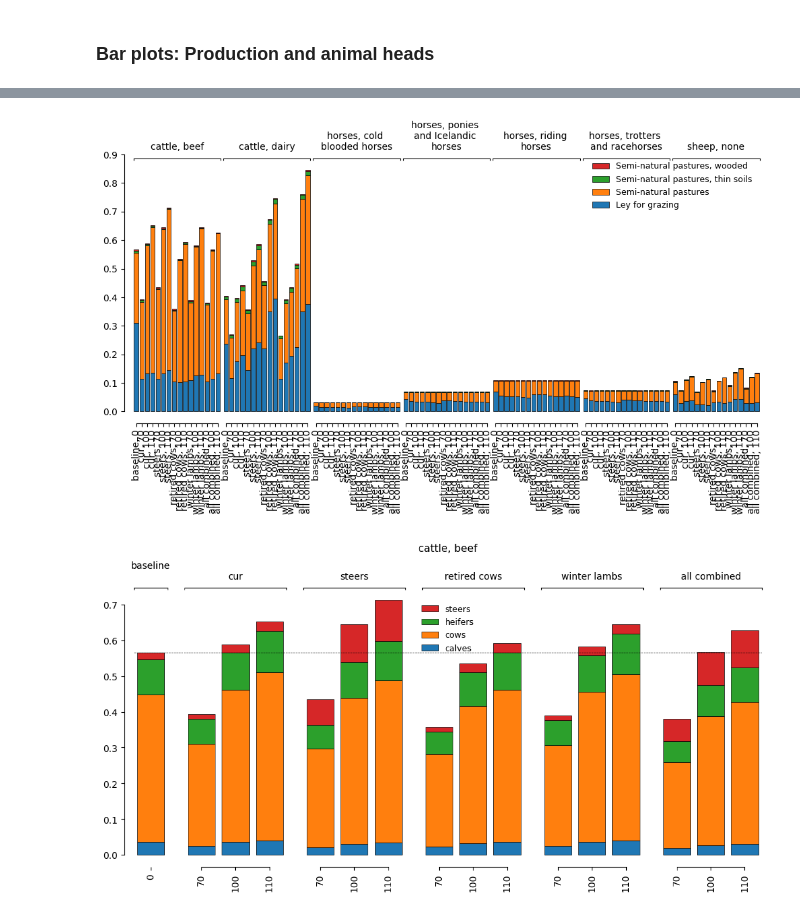
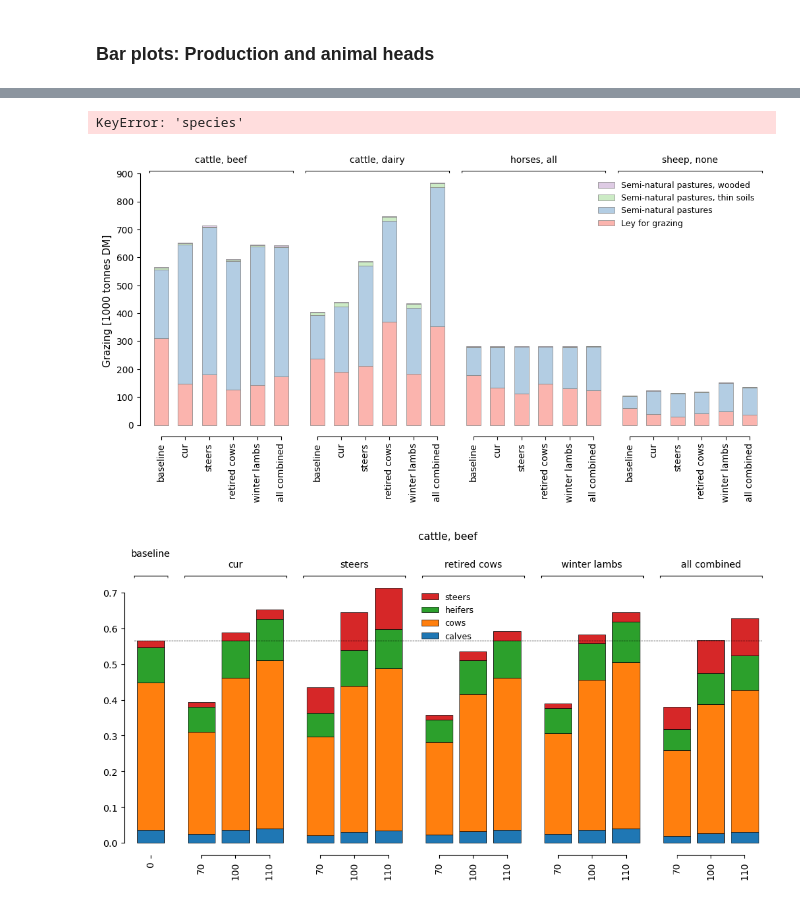
Before and after one commit to karlssonjo/seminatgrass, a Jupyter notebook: CIBUSmod_run.ipynb, the cells around one changed output, grey strips where cells are left out. Saved outputs shown, nothing was run; the diff lists cells and outputs as text; code cells hidden in the pictures.

```diff
--- a/CIBUSmod_run.ipynb
+++ b/CIBUSmod_run.ipynb
@@ -111,7 +108,7 @@ map_style_div = {
 }
 
 # Get final iteration of each scenario
-scn_final = [(scn, '100' if '100' in years else '0') for scn, years in session.scenarios('has output').items()]
+scn_final = [(scn, '110' if '110' in years else '0') for scn, years in session.scenarios('has output').items()]
 
 rename_years = {
     '0' : '',
@@ -310,31 +308,51 @@ plt.show()
+# %%
+plot_data.rename({
+    'cold blooded horses':'all',
+    'ponies and Icelandic horses' : 'all',
+    'riding horses' : 'all',
+    'trotters and racehorses' : 'all'
+}).groupby(['scn','species','breed']).sum()
+# %% [output]
+KeyError: 'species'
 # %%
 plot_data = (
     session.get_attr('c','production_per_use',['crop','demand'])
-    .loc[:,['Ley for grazing', 'Semi-natural pastures', 'Semi-natural pastures, thin soils', 'Semi-natural pastures, wooded']]
-)/1000000000
+    .loc[scn_final,['Ley for grazing', 'Semi-natural pastures', 'Semi-natural pastures, thin soils', 'Semi-natural pastures, wooded']]
+    .droplevel('year')
+)/1_000_000
+
 plot_data.columns = pd.MultiIndex.from_tuples(
     [(cr,) + tuple(an.replace('feed (','').replace(')','').split(', ')) for cr, an in plot_data.columns],
     names = ['crop', 'species', 'breed', 'sub_system']
 )
 plot_data = (
     plot_data.T.groupby(['species','breed','crop']).sum().T
     .stack(['species','breed'])
 )
-# for sp,br,ss in plot_data.index.droplevel(['scn','year']).unique():
+
+# Aggregate horses
+plot_data = plot_data.rename({
+    'cold blooded horses':'all',
+    'ponies and Icelandic horses' : 'all',
+    'riding horses' : 'all',
+    'trotters and racehorses' : 'all'
+}).groupby(['scn','species','breed'], sort=False).sum()
+
 fig,ax = plt.subplots(figsize=(12,5))
 d = plot_data#.xs((sp,br,ss), level=('species','breed','sub_system')).dropna(axis=1)
 cm.plot.bar(
     d,
     ax=ax,
     group_levels=['species','breed'],
     sort_groups=False,
     sort_xlabels=False,
-    sort_categories=False
+    sort_categories=False,
+    ylabel='Grazing [1000 tonnes DM]',
+    **bar_style
 )
-# ax.axhline(d.loc['baseline'].sum(axis=1).iloc[0], c='black', linewidth=0.5, linestyle='--')
 plt.show()
 # %% [output]
-[figure, old version]
+[figure, new version]
 # %%
 plot_data = (
     session.get_attr('a','feed.crop_prod',['origin','crop_prod','species','breed','animal'])
```
Also changed, not shown: parts of 17 cells of this notebook, 2 other files.
